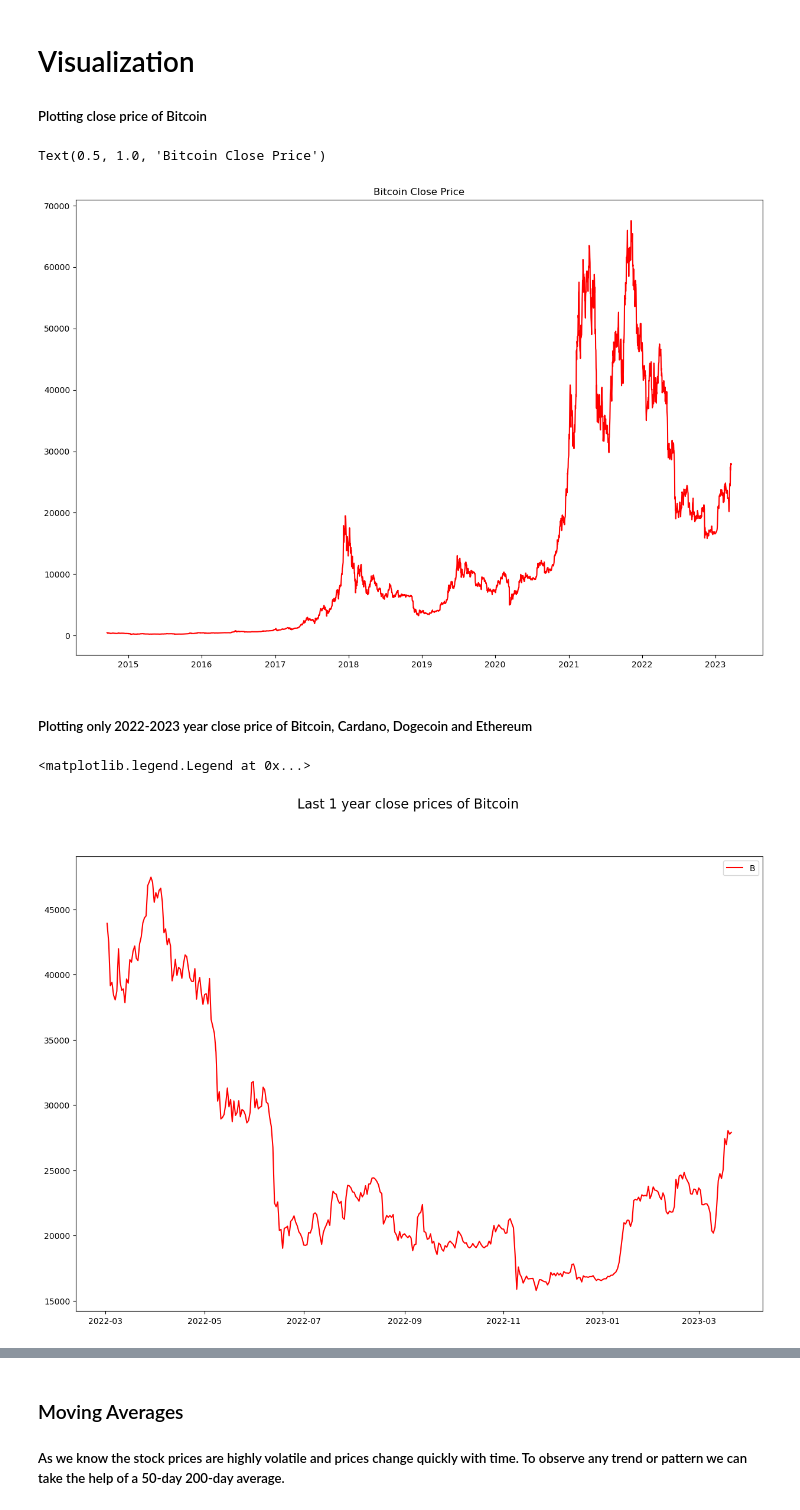
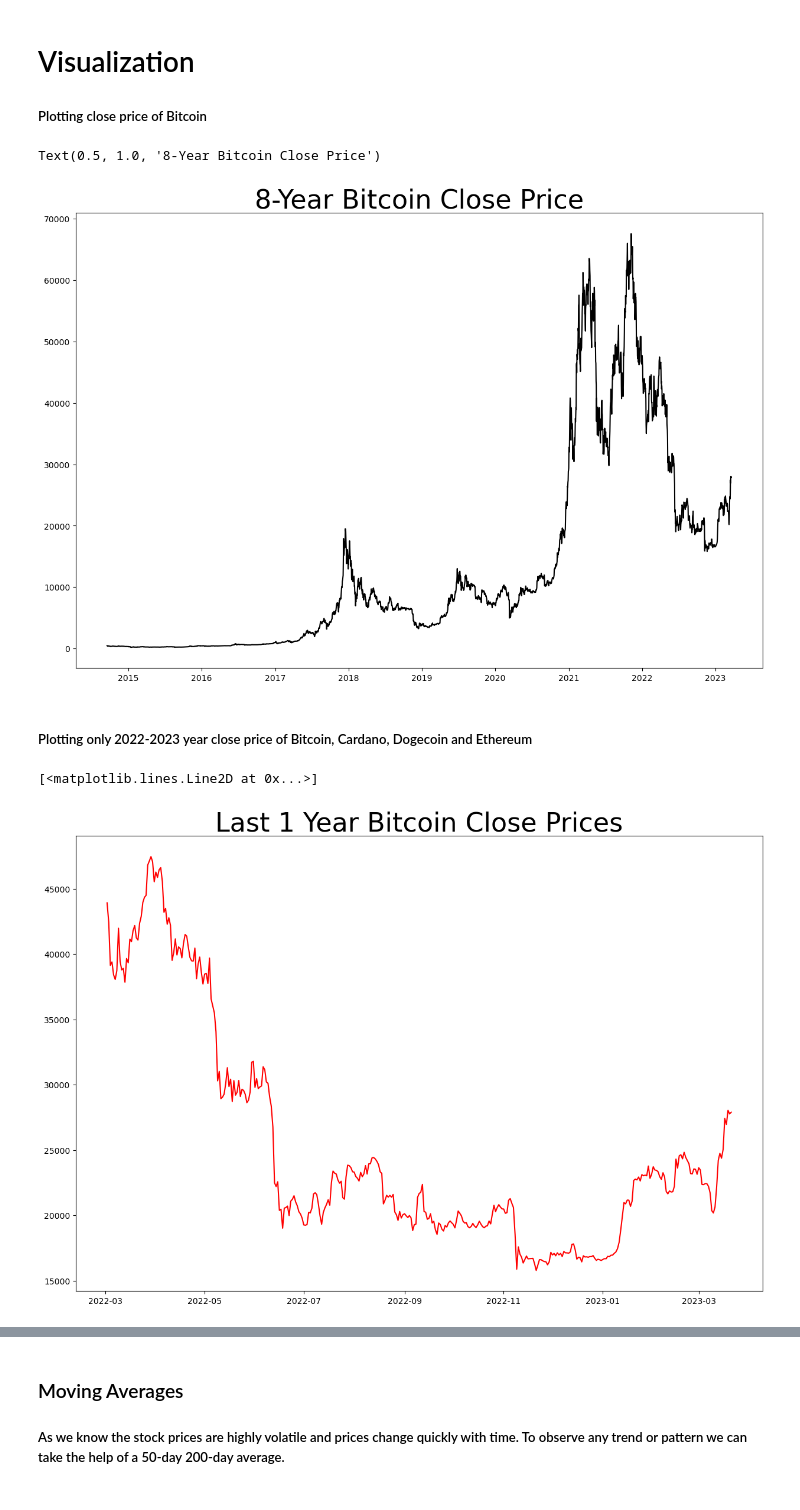
Before and after one commit to Alaneel/mini-project, a Jupyter notebook: src/1.EDA.ipynb, the cells around one changed output, grey strips where cells are left out. Drawn from its saved outputs; the diff is of its cells as text; code cells hidden in the pictures.

```diff
--- a/src/1.EDA.ipynb
+++ b/src/1.EDA.ipynb
@@ -107,22 +107,20 @@ bitcoindf.head().style.set_properties(subset = ['date', 'close'], **{'background
 # %%
 fig = plt.figure(figsize = (15, 10))
 
-plt.plot(bitcoindf['date'], bitcoindf['close'], color = 'red')
-plt.title('Bitcoin Close Price')
+plt.plot(bitcoindf['date'], bitcoindf['close'], color = 'black')
+plt.title('8-Year Bitcoin Close Price', fontsize = 32)
 # %% [output]
-Text(0.5, 1.0, 'Bitcoin Close Price')
+Text(0.5, 1.0, '8-Year Bitcoin Close Price')
-[figure, old version]
+[figure, new version]
 # %% [markdown]
 ##### Plotting only 2022-2023 year close price of Bitcoin, Cardano, Dogecoin and Ethereum
 # %%
 last1year_bitcoindf = bitcoindf[bitcoindf['date'] > '03-2022']
 # %%
 fig = plt.figure(figsize = (15, 10))
-fig.suptitle('Last 1 year close prices of Bitcoin', fontsize = 16)
-
+plt.title('Last 1 Year Bitcoin Close Prices', fontsize = 32)
 plt.plot(last1year_bitcoindf['date'], last1year_bitcoindf['close'], color = 'red')
-plt.legend('B')
 # %% [output]
-<matplotlib.legend.Legend at 0x...>
+[<matplotlib.lines.Line2D at 0x...>]
-[figure, old version]
+[figure, new version]
 # %% [markdown]
```
Also changed, not shown: parts of 5 cells of this notebook, 3 other files.
